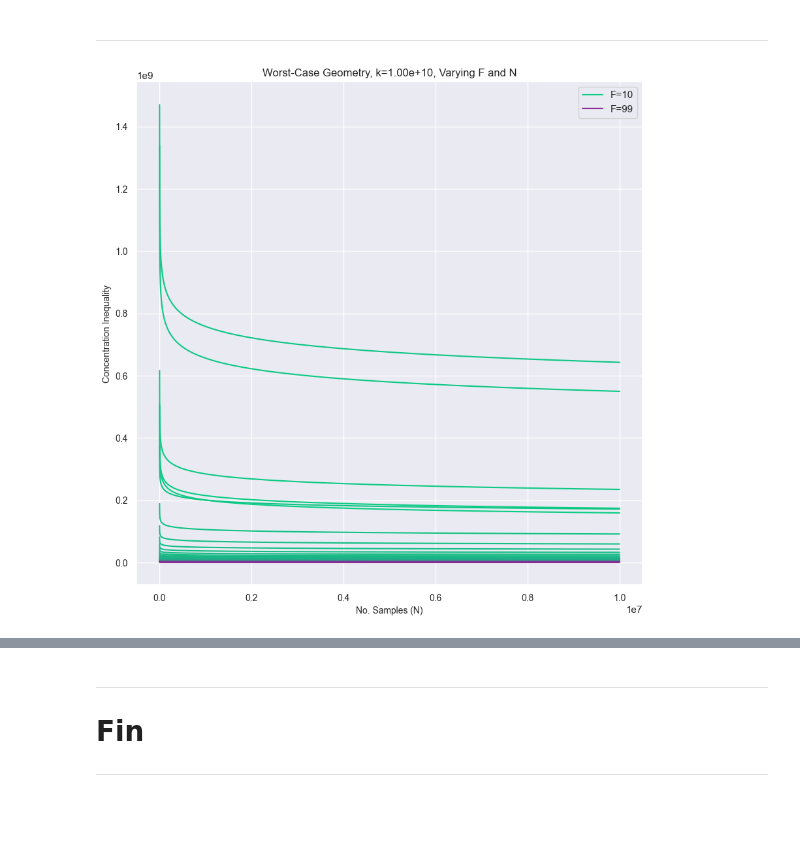
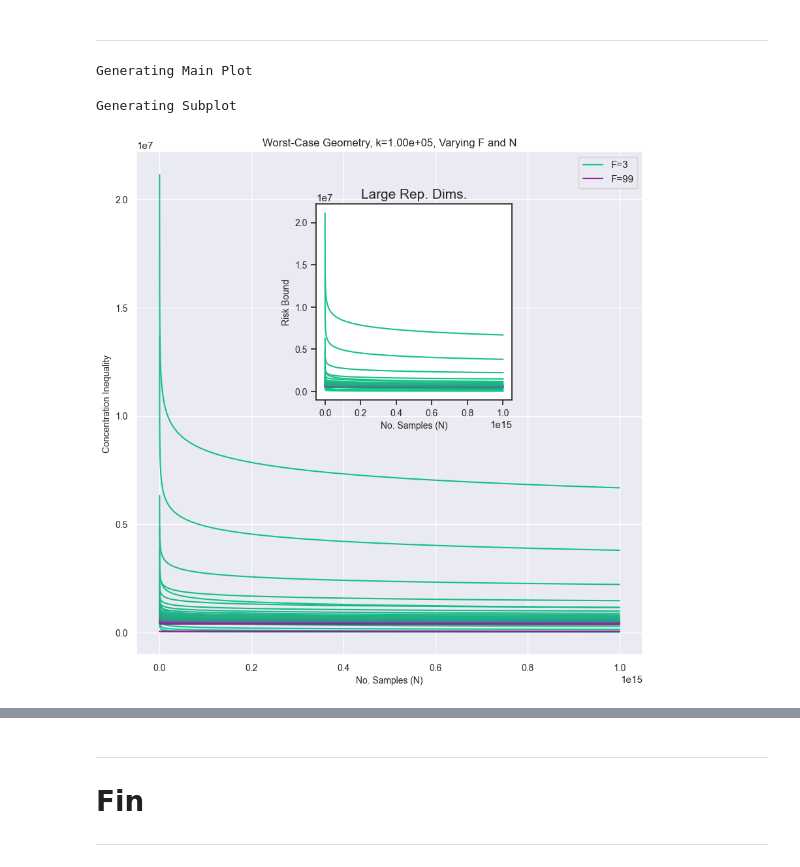
Before and after one commit to AnastasisKratsios/Risk_Bound_Ablation, a Jupyter notebook: Concentration_Inequality.ipynb, the cells around one changed output, grey strips where cells are left out. Cells and saved outputs as stored; diff of their text form; code cells hidden in the pictures; blank space fills up the shorter version.

```diff
--- a/Concentration_Inequality.ipynb
+++ b/Concentration_Inequality.ipynb
@@ -7,7 +7,7 @@ Once the number of training samples, $N$, is set then, we consider two scenarios
 - if ``N_is_Small==True``: $N$ ranges from $\lfloor N/10 \rfloor$ to $N$
 - if ``N_is_Small==True``: $N$ ranges from $N^3$ to $N^4$
 # %%
-N = 1*(10**3)
+N = 1*(10**1)
 N_is_Small = True
 # %% [markdown]
 ## Geometry of $\mathcal{X}\times \mathcal{Y}$:
@@ -105,7 +105,8 @@ Risk_or_Concentration = False
 Load Global hyperparameters, now that internal parameters have been defined.
 # %%
 %run ./SupportFiles/Global_Hyperparameters.ipynb
-N_sequence = np.linspace(100,10**7,N_tests)
+# N_sequence = np.linspace(10**1,10**3,N_tests)
+N_sequence = np.linspace(10**10,10**15,N_tests)
 print('---')
 # %% [output]
 Results are to Hold with Probability at-least: 95.0%
@@ -128,8 +129,10 @@ Helper Functions Loaded
 # %% [markdown]
 #### Decide on Scale of Sample Size (Range: Small N or Large N)
 # %%
-Freq_plot = 1
-indexing_set = range(10**1,10**2,Freq_plot)
+Freq_plot = 10**0
+indexing_set = range(3,10**2,Freq_plot)
+indexing_set__reduced = range(3,50,Freq_plot)
+# indexing_set__reduced = range(3*(10**1),10**2,Freq_plot)
 # %%
 Print_Occam = True
 Agnostic_PAC_Bound = True
@@ -162,7 +165,8 @@ n_col=max(indexing_set)+2
 
 
 #### Plot Generation
-for i in indexing_set:
+print('Generating Main Plot')
+for i in tqdm(indexing_set):
     # Set Value of F
     F_global = int(np.round(i,0))
 
@@ -176,35 +180,87 @@ for i in indexing_set:
     Risk_Bounds = get_concentration_inequality__N(N_sequence)
 
 
     # Plot
     col_index = (i-min(indexing_set))/(max(indexing_set)+1)
     # Plot Risk-Bound
     plot_ratio =int(max(indexing_set)/max(1,Freq_plot*10))  # plot small subset of rep. dims.
 
     if i == min(indexing_set) or i == max(indexing_set):
         plt.plot(N_sequence,
              Risk_Bounds,
              color=colorFader(c1,c2,col_index),
              label = 'F='+str(F_global).format(i=i))
     else:
         plt.plot(N_sequence,
                  Risk_Bounds,
                  color=colorFader(c1,c2,col_index),label='_nolegend_')
 
 plt.legend()
 
-
 plt.xlabel('No. Samples (N)',fontsize=10)
 plt.ylabel('Concentration Inequality',fontsize=10)
 plt.xticks(fontsize=10)
 plt.yticks(fontsize=10)
 
+# ---------------------------------- #
+# Non Ultra-Low Representation Space #
+# ---------------------------------- #
+# if N_is_Small:
+sns.set_style("ticks")
+axes2 = ax.add_axes([0.4, 0.5, 0.3, 0.3]) # inset axes (location first, size second)
+if N_is_Small:
+    axes2.set_title('Large Rep. Dims.',fontsize=15)
+else:
+    axes2.set_title('Low Rep. Dims.',fontsize=15)
+
+#### Plot Generation
+print('Generating Subplot')
+for i in tqdm(indexing_set__reduced):
+    # Set Value of F
+    F_global = int(np.round(i,0))
+
+    # Write Function of N only
+    def get_concentration_inequality__scalar__N(N):
+        return get_concentration_inequality__scalar(k=k_global,F=F_global,N=N)
+
+    get_concentration_inequality__N = np.vectorize(get_concentration_inequality__scalar__N)
+
+    # Compute Risk Bound
+    Risk_Bounds = get_concentration_inequality__N(N_sequence)
+
+
+    # Plot
+    col_index = (i-min(indexing_set))/(max(indexing_set)+1)
+    # Plot Risk-Bound
+    plot_ratio =int(max(indexing_set)/max(1,Freq_plot*10))  # plot small subset of rep. dims.
+
+    if i == min(indexing_set__reduced) or i == max(indexing_set__reduced):
+        plt.plot(N_sequence,
+             Risk_Bounds,
+             color=colorFader(c1,c2,col_index),
+             label = 'F='+str(F_global).format(i=i))
+    else:
+        plt.plot(N_sequence,
+                 Risk_Bounds,
+                 color=colorFader(c1,c2,col_index),label='_nolegend_')
+
+
+
+plt.xlabel('No. Samples (N)',fontsize=10)
+plt.ylabel('Risk Bound',fontsize=10)
+plt.xticks(fontsize=10)
+plt.yticks(fontsize=10)
+
+
+
 # ----------------------------------------------------- #
 
 plt.savefig('Experiments/Concentration_Inequalities/CI_'+str(N_is_Small)+'____'+str(dist_name__plot)+'___d____'+str(d)+'.pdf')
 plt.show()
 # %% [output]
+Generating Main Plot
+Generating Subplot
-[figure, old version]
+[figure, new version]
 # %%
 print('N Min: '+latex_float(N_min))
 print('N Max: '+latex_float(N_max))
```
Also changed, not shown: parts of 2 cells of this notebook, 9 other files.
